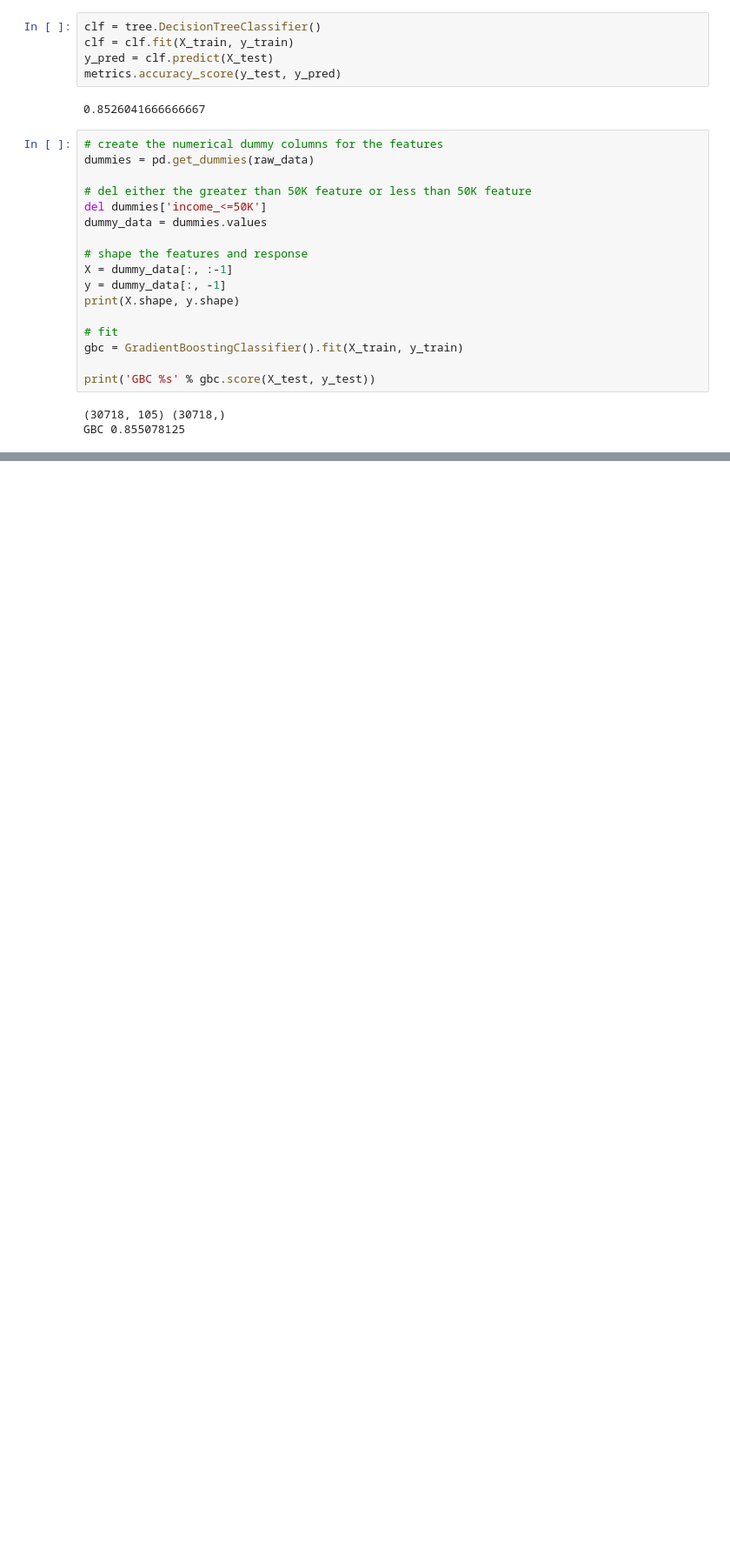
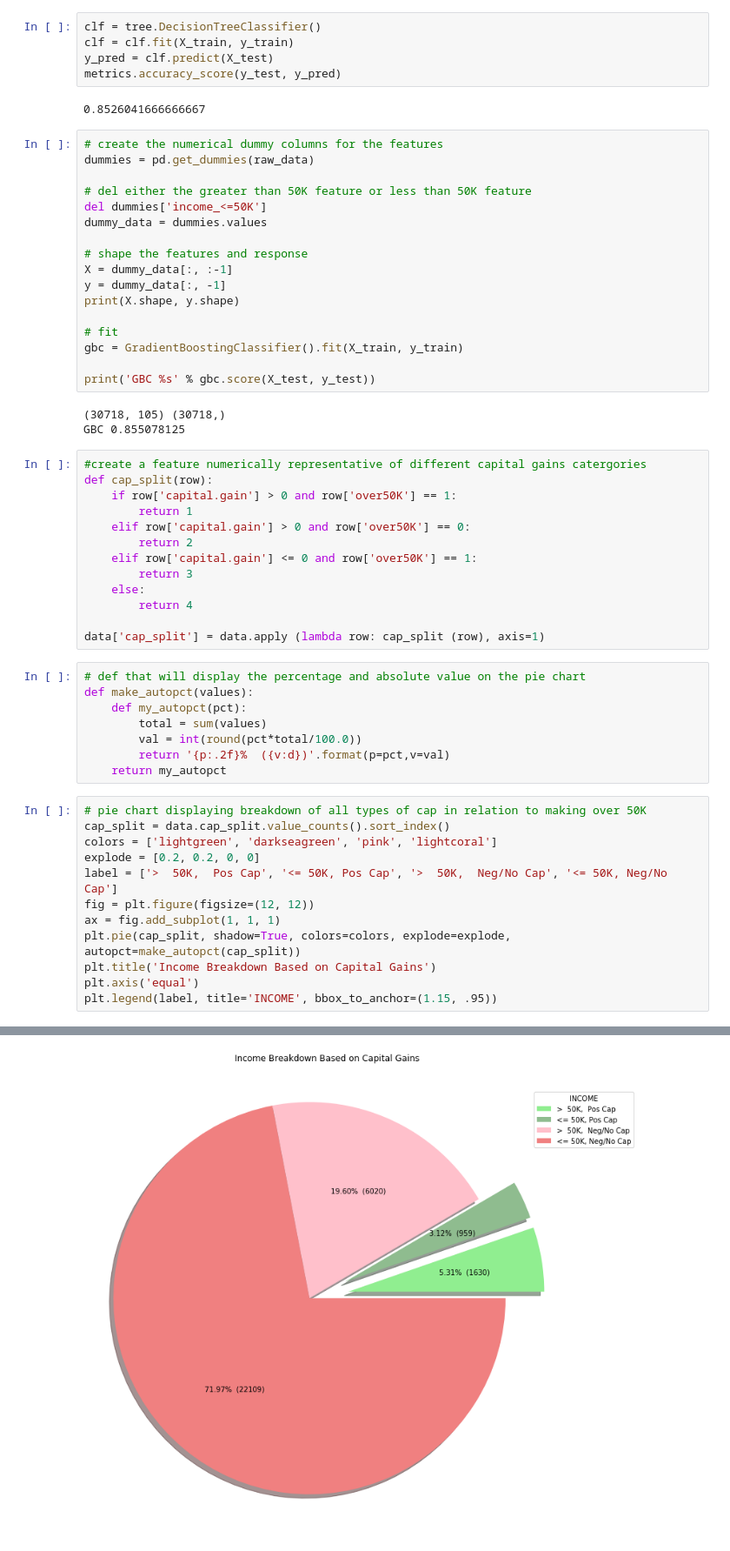
Before and after one commit to chibz3/finding_donors, a Jupyter notebook: workbook 3.ipynb, the cells around one changed output, grey strips where cells are left out. Shown: that part at 87% size. Cells and saved outputs as stored; diff of their text form; blank space fills up the shorter version.

Commit message:
add wkb3 income pie chart

```diff
--- a/workbook 3.ipynb
+++ b/workbook 3.ipynb
@@ -159,3 +159,37 @@ print('GBC %s' % gbc.score(X_test, y_test))
 # %% [output]
 (30718, 105) (30718,)
 GBC 0.855078125
+# %%
+#create a feature numerically representative of different capital gains catergories
+def cap_split(row):
+    if row['capital.gain'] > 0 and row['over50K'] == 1:
+        return 1
+    elif row['capital.gain'] > 0 and row['over50K'] == 0:
+        return 2
+    elif row['capital.gain'] <= 0 and row['over50K'] == 1:
+        return 3
+    else:
+        return 4
+
+data['cap_split'] = data.apply (lambda row: cap_split (row), axis=1)
+# %%
+# def that will display the percentage and absolute value on the pie chart
+def make_autopct(values):
+    def my_autopct(pct):
+        total = sum(values)
+        val = int(round(pct*total/100.0))
+        return '{p:.2f}%  ({v:d})'.format(p=pct,v=val)
+    return my_autopct
+# %%
+# pie chart displaying breakdown of all types of cap in relation to making over 50K
+cap_split = data.cap_split.value_counts().sort_index()
+colors = ['lightgreen', 'darkseagreen', 'pink', 'lightcoral']
+explode = [0.2, 0.2, 0, 0]
+label = ['>  50K,  Pos Cap', '<= 50K, Pos Cap', '>  50K,  Neg/No Cap', '<= 50K, Neg/No Cap']
+fig = plt.figure(figsize=(12, 12))
+ax = fig.add_subplot(1, 1, 1)
+plt.pie(cap_split, shadow=True, colors=colors, explode=explode, autopct=make_autopct(cap_split))
+plt.title('Income Breakdown Based on Capital Gains')
+plt.axis('equal')
+plt.legend(label, title='INCOME', bbox_to_anchor=(1.15, .95))
+# %% [output]
@@ -161,0 +197 @@ GBC 0.855078125
+[figure, added]
```
Also changed, not shown: parts of 1 cell of this notebook.
